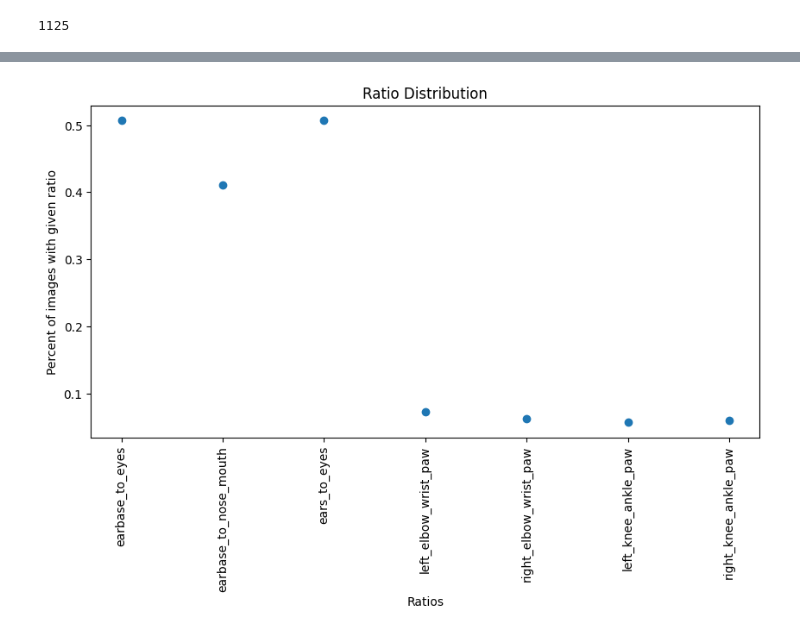
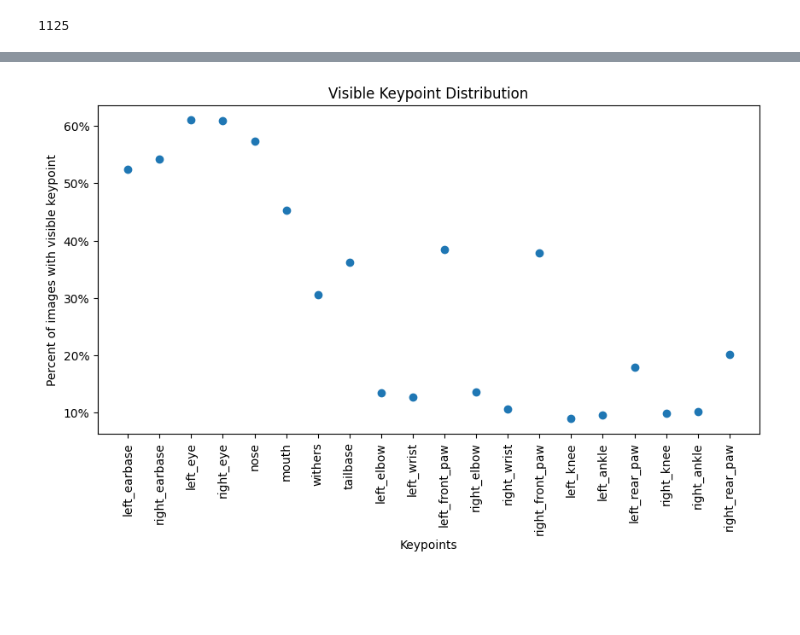
Before and after one commit to pcashman21/feral-cat-census, a Jupyter notebook: analyze_keypoint_distribution.ipynb, the cells around one changed output, grey strips where cells are left out. Cells and saved outputs as stored; diff of their text form; code cells hidden in the pictures; blank space fills up the shorter version.

Commit message:
Refactor to exploit commonalities; change plots to display percentages on y-axis tick marks

```diff
--- a/analyze_keypoint_distribution.ipynb
+++ b/analyze_keypoint_distribution.ipynb
@@ -142,11 +218,0 @@ for file_path in label_files:
-# %%
-num_labels = len(df_keypoints) # Calc number of lines in df_keypoints before adding Total and Percent rows
-df_keypoints.loc['Total'] = 0
-df_keypoints.loc['Percent'] = 0
-# Sum the number of visible keypoints in each column, where each column is a keypoint
-for kp in keypoints:
-  keypoint_total = df_keypoints[kp].sum()
-  df_keypoints.at['Total', kp] = keypoint_total
-  df_keypoints.at['Percent', kp] = keypoint_total / num_labels
-print(df_keypoints.loc['Total'])
-print(df_keypoints.loc['Percent'])
@@ -220,11 +218,0 @@ df_links.head(10)
-# %%
-# Compute the percentage of each link's presence in the dataset
-num_labels = len(df_links)-2 # Calc number of lines in df_links before adding Total and Percent rows
-df_keypoints.loc['Total'] = 0
-df_keypoints.loc['Percent'] = 0
-for link in links:
-  link_total = df_links[link].sum()
-  df_links.at['Total', link] = link_total
-  df_links.at['Percent', link] = link_total / num_labels
-print(df_links.loc['Total'])
-print(df_links.loc['Percent'])
@@ -328,14 +219,5 @@ Name: Percent, dtype: object
-# %%
-# Create a scatter plot of the ratio percentages
-x = ratio_keys[1:]
-y = df_ratios.drop(columns=['filename']).loc['Percent'].values
-
-plt.figure(figsize=(10, 5))
-plt.scatter(x, y)
-plt.xticks(rotation=90)
-plt.xlabel('Ratios')
-plt.ylabel('Percent of images with given ratio')
-plt.title('Ratio Distribution')
-plt.show()
-# %% [output]
-[figure, removed]
+# %%
+df_keypoints = compute_total_and_percent_by_column(df_keypoints, keypoints)
+scatter_plot_of_properties(df_keypoints, keypoints, {'x': 'Keypoints', 'y': 'Percent of images with visible keypoint', 'title': 'Visible Keypoint Distribution'})
+# %% [output]
+[figure, added]
```
Also changed, not shown: parts of 13 cells of this notebook.
